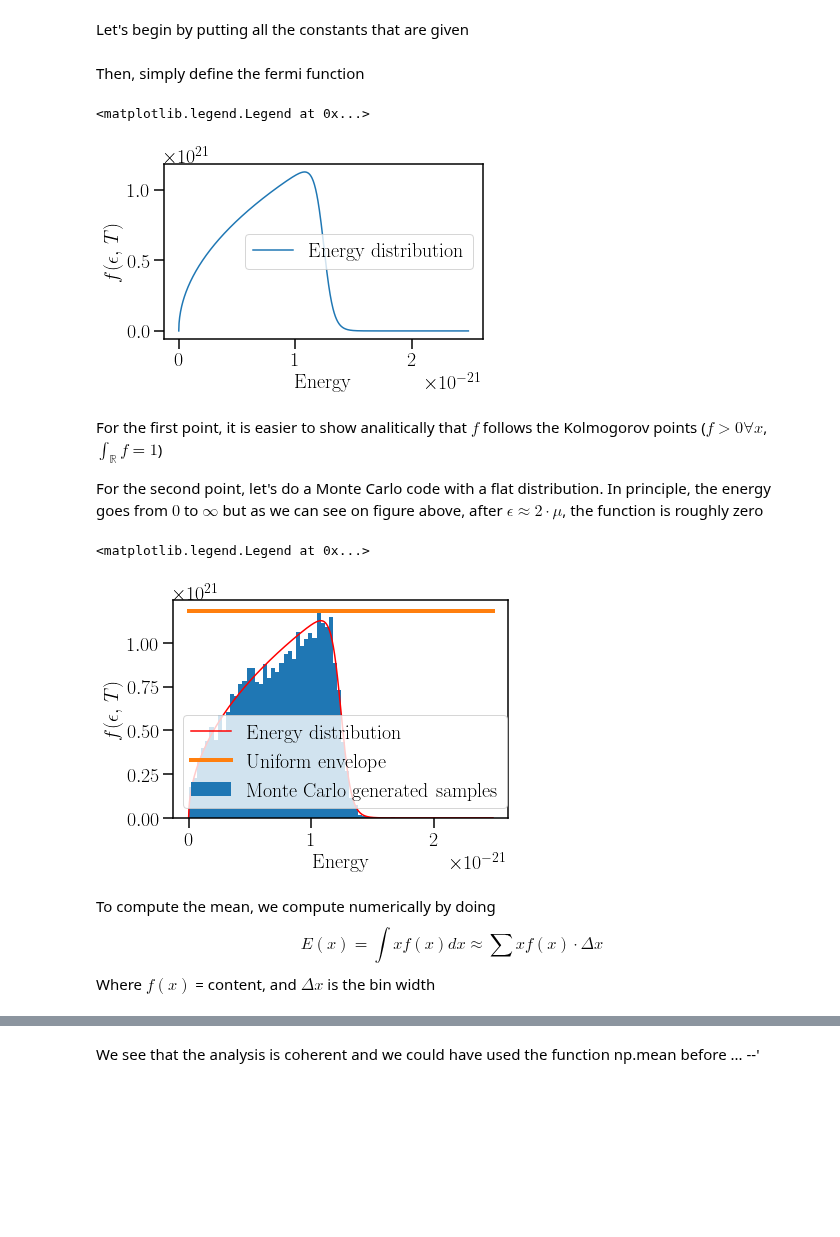
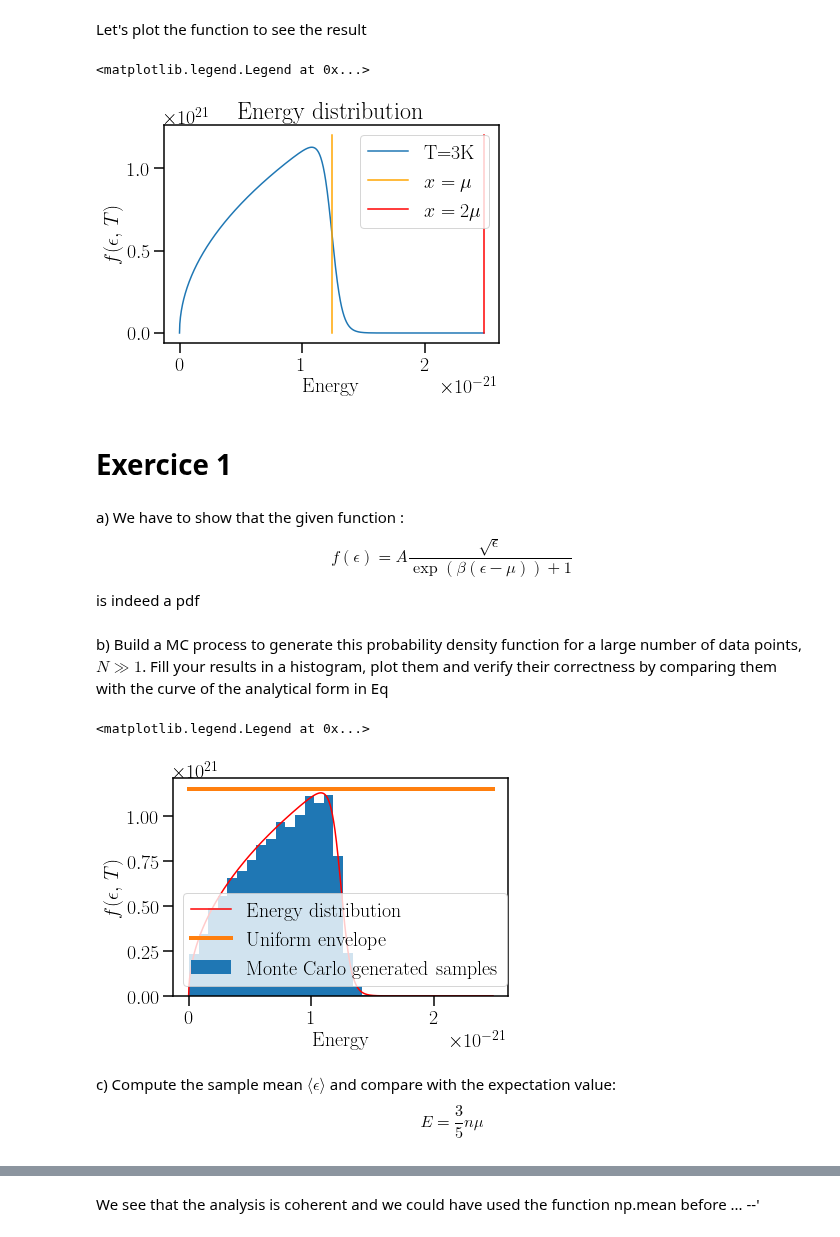
Before and after one commit to Nayaqs/stats, a Jupyter notebook: FinalProject.ipynb, the cells around one changed output, grey strips where cells are left out. Saved outputs shown, nothing was run; the diff lists cells and outputs as text; code cells hidden in the pictures; blank space fills up the shorter version.

```diff
--- a/FinalProject.ipynb
+++ b/FinalProject.ipynb
@@ -27,2 +34,0 @@ plt.rcParams.update({'font.size': 20})
-# %% [markdown]
-Let's begin by putting all the constants that are given
@@ -37,26 +35,36 @@ print("coucou gilles")
-# %% [markdown]
-Then, simply define the fermi function
+# %% [markdown]
+Let's plot the function to see the result
 # %%
 def f(epsilon, Temp):
     beta    = 1/(kb*Temp)
     numer   = A*np.sqrt(epsilon)
-    denom   = np.exp(beta*(epsilon-mu)) + 1
+    denom   = np.exp(beta*(epsilon-mu)) + 1.0
     return numer/denom
 
 xfunc = np.linspace(0,2*mu,1000)
-yfunc = f(x,3)
-plt.plot(xfunc,yfunc, label = "Energy distribution")
+yfunc = f(xfunc,3)
+plt.plot(xfunc,yfunc, label = "T=3K")
+plt.plot([mu, mu],[0,1.2e21], color = "orange", label = "$x = \mu$")
+plt.plot([2*mu, 2*mu],[0,1.2e21], color = "red", label = "$x=2\mu$")
 plt.xlabel("Energy")
 plt.ylabel("$f(\epsilon,\,T)$")
-plt.tight_layout()
+plt.title("Energy distribution")
 plt.legend()
 # %% [output]
 <matplotlib.legend.Legend at 0x...>
-[figure, old version]
+[figure, new version]
-# %% [markdown]
-For the first point, it is easier to show analitically that $f$ follows the Kolmogorov points ($f>0\forall x $, $\int_{\mathbb{R}} f = 1$)
-
-For the second point, let's do a Monte Carlo code with a flat distribution. In principle, the energy goes from $0$ to $\infty$ but as we can see on figure above, after $\epsilon \approx 2\cdot\mu$, the function is roughly zero
+# %% [markdown]
+# Exercice 1
+# %% [markdown]
+a) We have to show that the given function :
+$$
+f(\epsilon) = A \dfrac{\sqrt{\epsilon}}{\exp(\beta(\epsilon-\mu))+1}
+$$
+is indeed a pdf
+# %% [markdown]
+b) Build a MC process to generate this probability density function for a large number of data
+points, $N \gg 1$. Fill your results in a histogram, plot them and verify their correctness by
+comparing them with the curve of the analytical form in Eq
 # %%
 def Egenerator(nEvents, Temp):
     listE =[]
@@ -70,24 +78,23 @@ def Egenerator(nEvents, Temp):
             listE.append(x)
     return listE
 # %%
-N       = 10000
-nBins   = 50
-fmax    = np.max(f(np.linspace(0,3*mu,1000),3))*1.05
+N       = 7000
+nBins   = 20
+fmax    = np.max(f(np.linspace(0,2*mu,1000),3))*1.02
+data    = Egenerator(N, 3)
 
 plt.plot(xfunc,yfunc, color = "r", label = "Energy distribution")
-content,bin_edges, _ = plt.hist(Egenerator(N, 3), density=True, bins =nBins, label = "Monte Carlo generated samples")
+content,bin_edges, _ = plt.hist(data, density=True, bins =nBins, label = "Monte Carlo generated samples")
 plt.plot([0,2*mu],[fmax,fmax], label="Uniform envelope", lw=4)
 plt.xlabel("Energy")
 plt.ylabel("$f(\epsilon,\,T)$")
-#plt.tight_layout()
 plt.legend()
 # %% [output]
 <matplotlib.legend.Legend at 0x...>
-[figure, old version]
+[figure, new version]
-# %% [markdown]
-To compute the mean, we compute numerically by doing
-$$
-E(x) = \int xf(x) dx \approx \sum x f(x) \cdot \Delta x
-$$
-Where $f(x)$ = content, and $\Delta x$ is the bin width
+# %% [markdown]
+c) Compute the sample mean $\langle\epsilon\rangle$ and compare with the expectation value:
+$$
+E = \dfrac{3}{5}n\mu
+$$
 # %%
```
Also changed, not shown: parts of 47 cells of this notebook.
